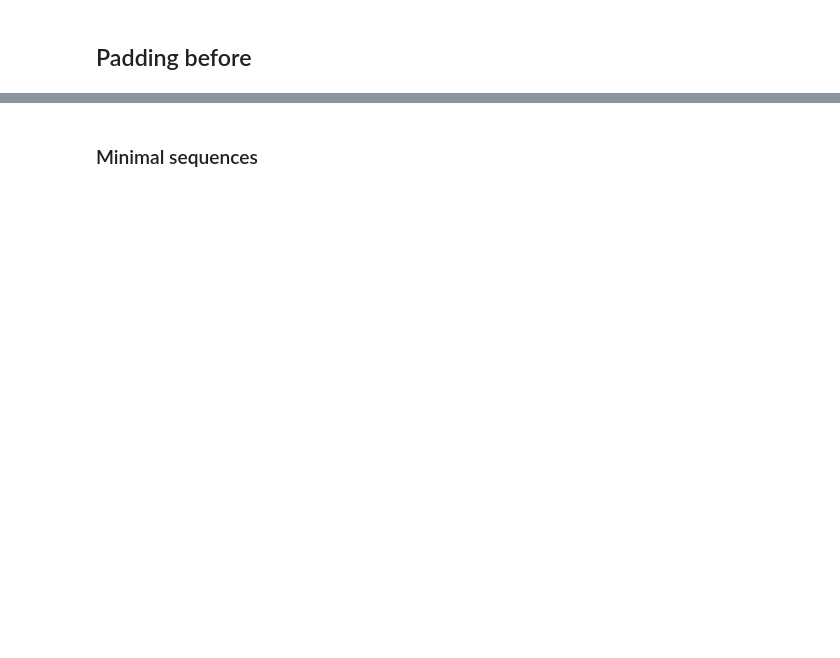
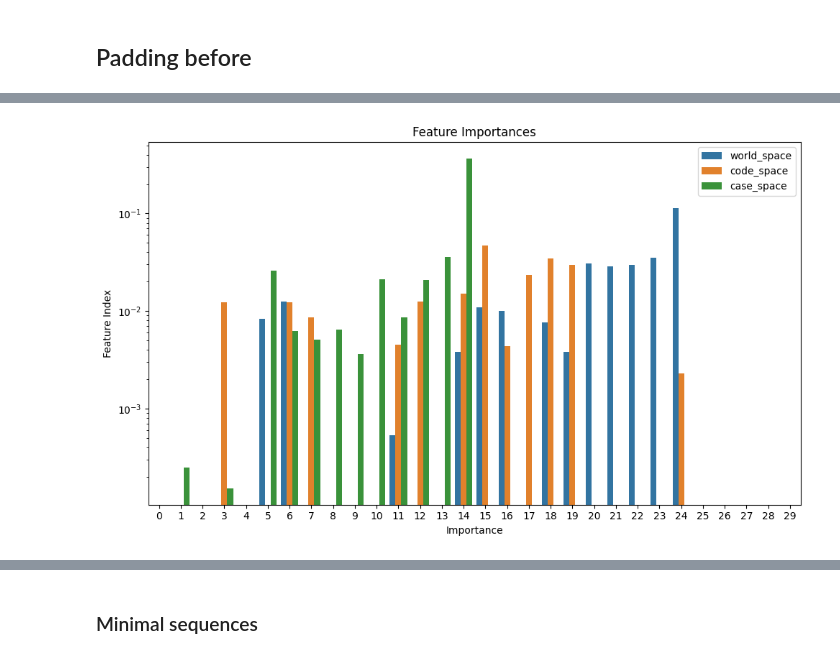
Before and after one commit to Ajkunas/PISA, a Jupyter notebook: src/prediction/prediction.ipynb, the cells around one changed output, grey strips where cells are left out. Cells and saved outputs as stored; diff of their text form; code cells hidden in the pictures; blank space fills up the shorter version.

```diff
--- a/src/prediction/prediction.ipynb
+++ b/src/prediction/prediction.ipynb
@@ -73,0 +97,8 @@ array([0.00000000e+00, 0.00000000e+00, 1.31289730e-03, 2.31311350e-04,
+# %%
+importances = models[2].feature_importances_
+
+features_name = ['world_space', 'code_space', 'case_space']
+
+plot_features_importance(importances, features_name, threshold=30)
+# %% [output]
+[figure, added]
```
Also changed, not shown: parts of 40 cells of this notebook, 16 other files.
